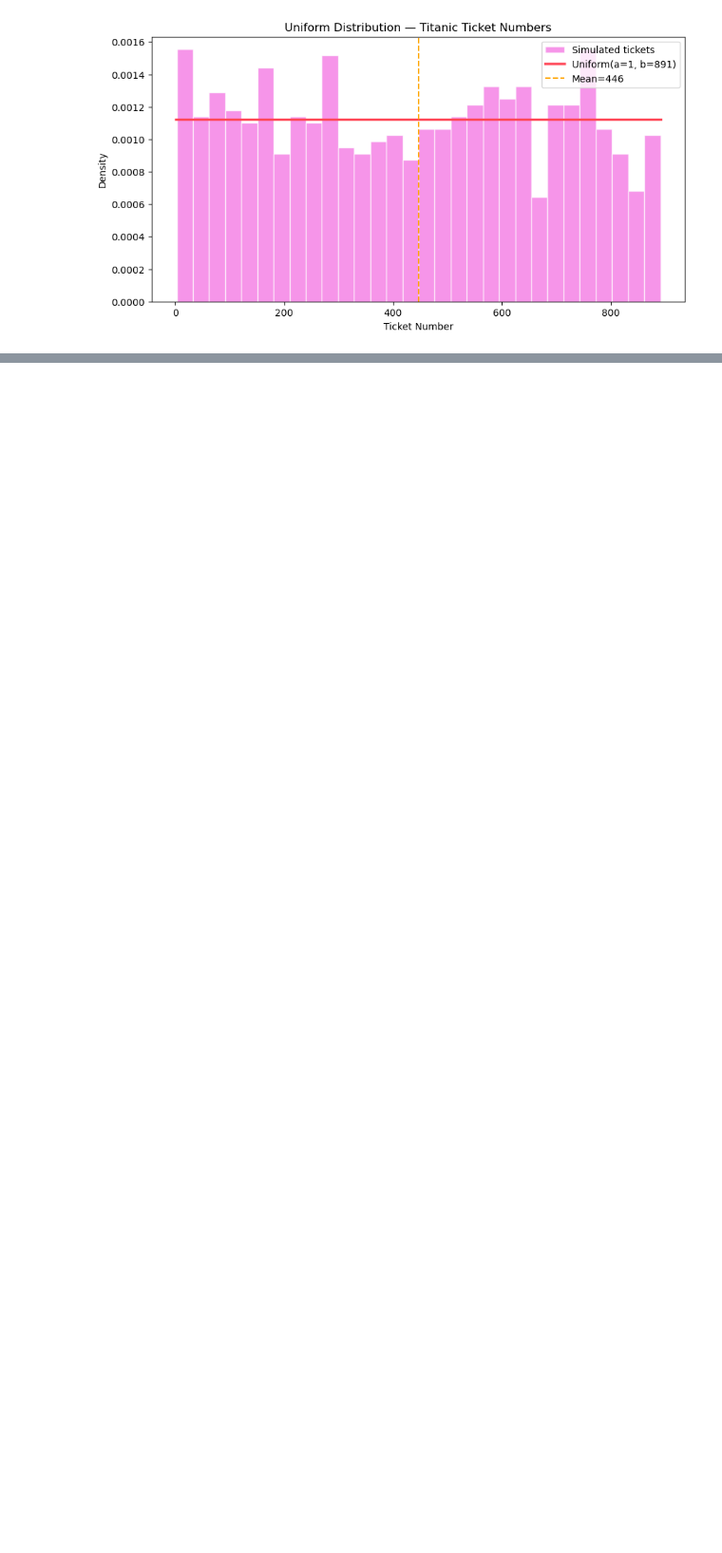
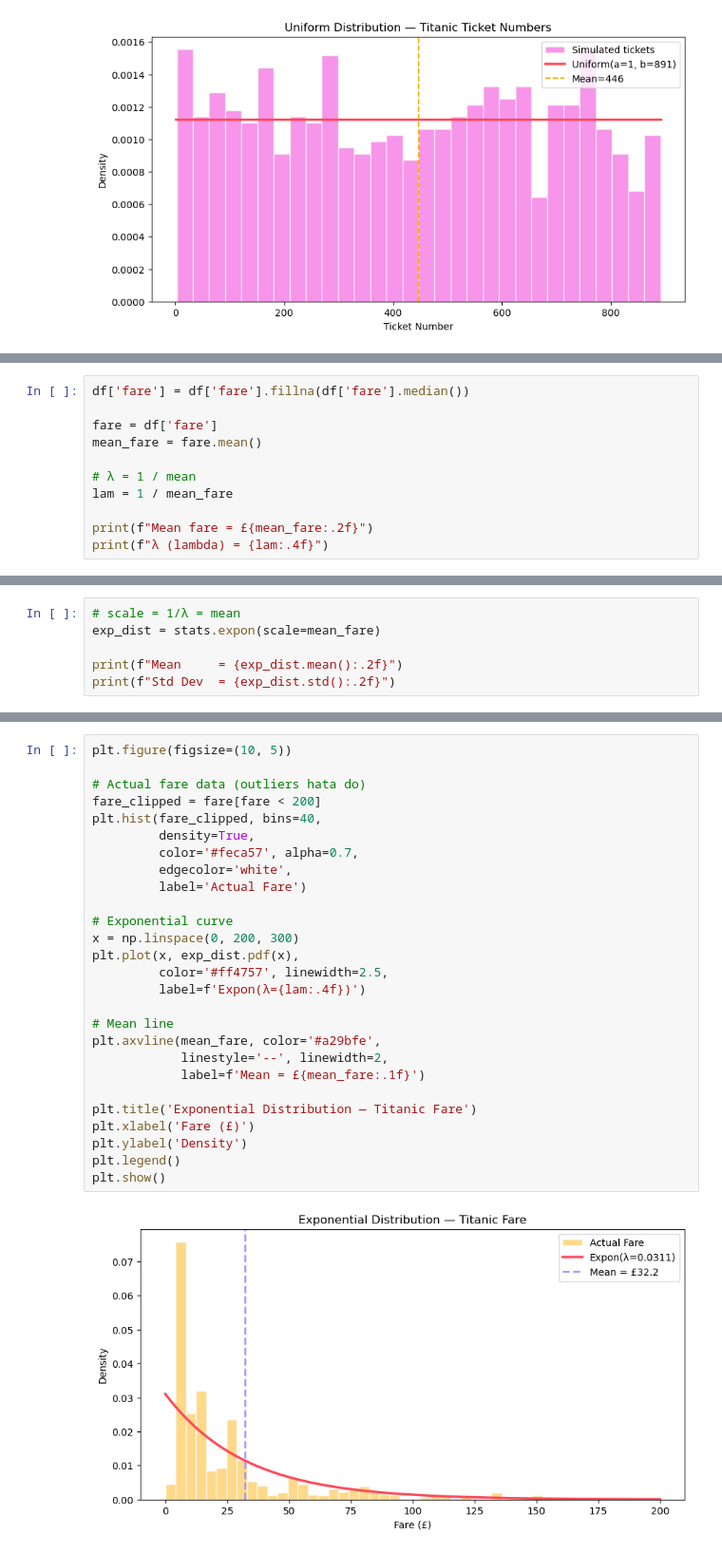
Before and after one commit to tashfeen786/AI-ML-BootCamp, a Jupyter notebook: NETSOL WORK/Week_4/TitanicDataset_to_Perform_ALL_Distributions.ipynb, the cells around one changed output, grey strips where cells are left out. Shown at 95% size. Cells and saved outputs as stored; diff of their text form; blank space fills up the shorter version.

```diff
--- a/NETSOL WORK/Week_4/TitanicDataset_to_Perform_ALL_Distributions.ipynb
+++ b/NETSOL WORK/Week_4/TitanicDataset_to_Perform_ALL_Distributions.ipynb
@@ -395,0 +398,11 @@ plt.show()
+# %%
+df['fare'] = df['fare'].fillna(df['fare'].median())
+
+fare = df['fare']
+mean_fare = fare.mean()
+
+# λ = 1 / mean
+lam = 1 / mean_fare
+
+print(f"Mean fare = £{mean_fare:.2f}")
+print(f"λ (lambda) = {lam:.4f}")
@@ -395,0 +412,6 @@ plt.show()
+# %%
+# scale = 1/λ = mean
+exp_dist = stats.expon(scale=mean_fare)
+
+print(f"Mean     = {exp_dist.mean():.2f}")
+print(f"Std Dev  = {exp_dist.std():.2f}")
@@ -395,0 +434,29 @@ plt.show()
+# %%
+plt.figure(figsize=(10, 5))
+
+# Actual fare data (outliers hata do)
+fare_clipped = fare[fare < 200]
+plt.hist(fare_clipped, bins=40,
+         density=True,
+         color='#feca57', alpha=0.7,
+         edgecolor='white',
+         label='Actual Fare')
+
+# Exponential curve
+x = np.linspace(0, 200, 300)
+plt.plot(x, exp_dist.pdf(x),
+         color='#ff4757', linewidth=2.5,
+         label=f'Expon(λ={lam:.4f})')
+
+# Mean line
+plt.axvline(mean_fare, color='#a29bfe',
+            linestyle='--', linewidth=2,
+            label=f'Mean = £{mean_fare:.1f}')
+
+plt.title('Exponential Distribution — Titanic Fare')
+plt.xlabel('Fare (£)')
+plt.ylabel('Density')
+plt.legend()
+plt.show()
+# %% [output]
+[figure, added]
```
Also changed, not shown: parts of 5 cells of this notebook.
